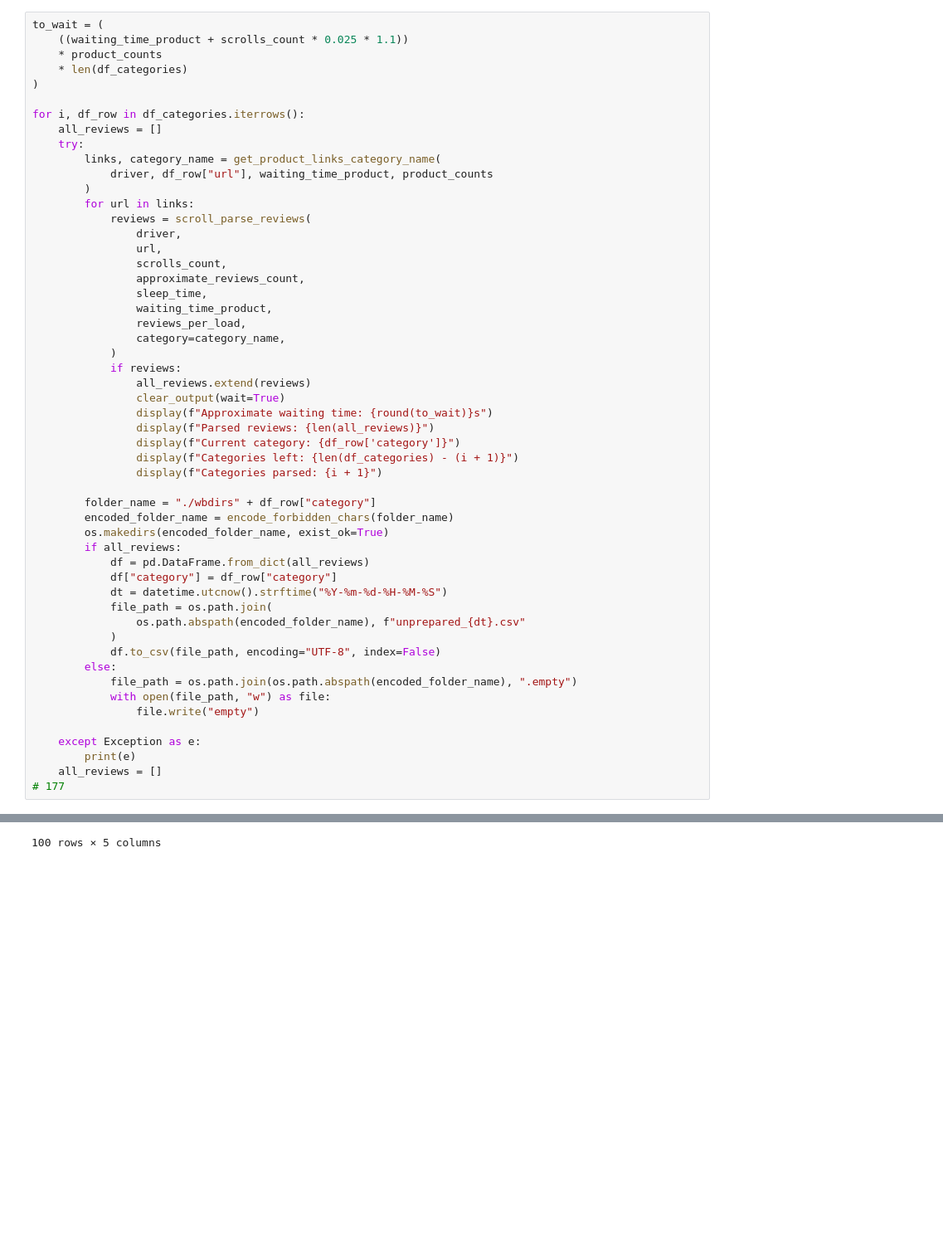
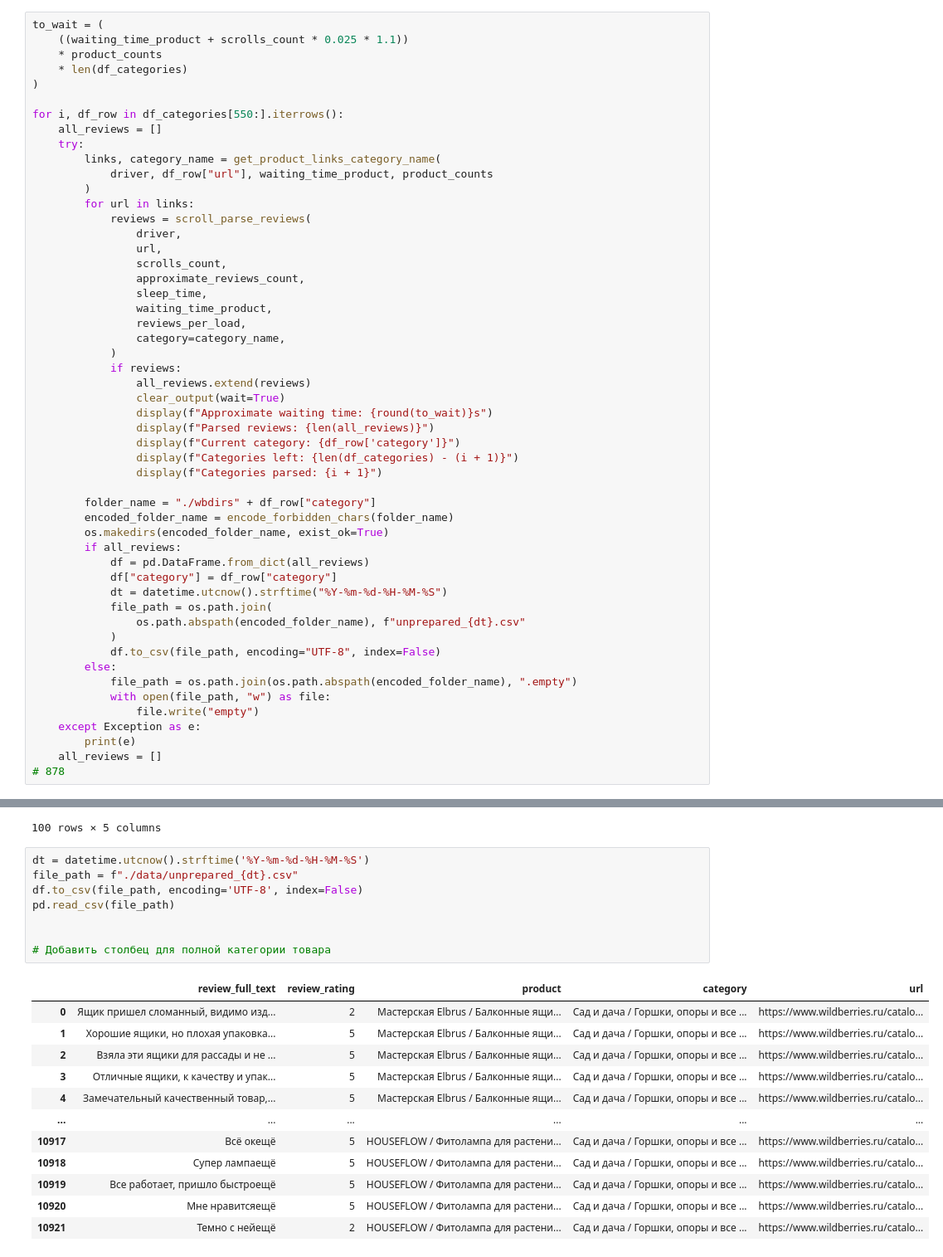
Before and after one commit to Frame24/WB_Parse, a Jupyter notebook: html_page_saver.ipynb, the cells around one changed output, grey strips where cells are left out. Shown: that part at 83% size. Cells and saved outputs as stored; diff of their text form; blank space fills up the shorter version.

```diff
--- a/html_page_saver.ipynb
+++ b/html_page_saver.ipynb
@@ -306,7 +307,7 @@ to_wait = (
     * len(df_categories)
 )
 
-for i, df_row in df_categories.iterrows():
+for i, df_row in df_categories[550:].iterrows():
     all_reviews = []
     try:
         links, category_name = get_product_links_category_name(
@@ -347,10 +348,9 @@ for i, df_row in df_categories.iterrows():
             file_path = os.path.join(os.path.abspath(encoded_folder_name), ".empty")
             with open(file_path, "w") as file:
                 file.write("empty")
-
     except Exception as e:
         print(e)
     all_reviews = []
-# 177
+# 878
 # %% [output]
 'Approximate waiting time: 146903s'
@@ -410,3 +410,24 @@ temp_gb[0]
 | 9611 | 2 лампы а не триещё | 2 | AMBrand / Фитолампа для растений ... | Сад и дача / Горшки, опоры и все ... | https://www.wildberries.ru/catalo... |
 | 9612 | Всё работает!ещё | 5 | AMBrand / Фитолампа для растений ... | Сад и дача / Горшки, опоры и все ... | https://www.wildberries.ru/catalo... |
 100 rows × 5 columns
+# %%
+dt = datetime.utcnow().strftime('%Y-%m-%d-%H-%M-%S')
+file_path = f"./data/unprepared_{dt}.csv"
+df.to_csv(file_path, encoding='UTF-8', index=False)
+pd.read_csv(file_path)
+
+
+# Добавить столбец для полной категории товара
+# %% [output]
+|  | review_full_text | review_rating | product | category | url |
+| 0 | Ящик пришел сломанный, видимо изд... | 2 | Мастерская Elbrus / Балконные ящи... | Сад и дача / Горшки, опоры и все ... | https://www.wildberries.ru/catalo... |
+| 1 | Хорошие ящики, но плохая упаковка... | 5 | Мастерская Elbrus / Балконные ящи... | Сад и дача / Горшки, опоры и все ... | https://www.wildberries.ru/catalo... |
+| 2 | Взяла эти ящики для рассады и не ... | 5 | Мастерская Elbrus / Балконные ящи... | Сад и дача / Горшки, опоры и все ... | https://www.wildberries.ru/catalo... |
+| 3 | Отличные ящики, к качеству и упак... | 5 | Мастерская Elbrus / Балконные ящи... | Сад и дача / Горшки, опоры и все ... | https://www.wildberries.ru/catalo... |
+| 4 | Замечательный качественный товар,... | 5 | Мастерская Elbrus / Балконные ящи... | Сад и дача / Горшки, опоры и все ... | https://www.wildberries.ru/catalo... |
+| ... | ... | ... | ... | ... | ... |
+| 10917 | Всё окещё | 5 | HOUSEFLOW / Фитолампа для растени... | Сад и дача / Горшки, опоры и все ... | https://www.wildberries.ru/catalo... |
+| 10918 | Супер лампаещё | 5 | HOUSEFLOW / Фитолампа для растени... | Сад и дача / Горшки, опоры и все ... | https://www.wildberries.ru/catalo... |
+| 10919 | Все работает, пришло быстроещё | 5 | HOUSEFLOW / Фитолампа для растени... | Сад и дача / Горшки, опоры и все ... | https://www.wildberries.ru/catalo... |
+| 10920 | Мне нравитсяещё | 5 | HOUSEFLOW / Фитолампа для растени... | Сад и дача / Горшки, опоры и все ... | https://www.wildberries.ru/catalo... |
+| 10921 | Темно с нейещё | 2 | HOUSEFLOW / Фитолампа для растени... | Сад и дача / Горшки, опоры и все ... | https://www.wildberries.ru/catalo... |
```
Also changed, not shown: parts of 5 cells of this notebook, 1 other file.
